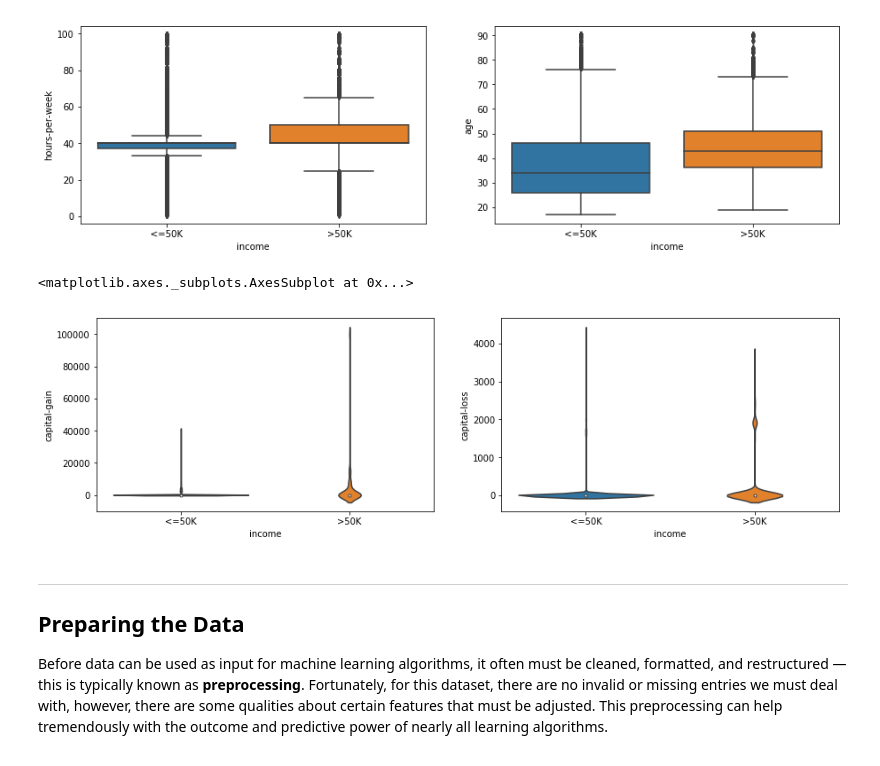
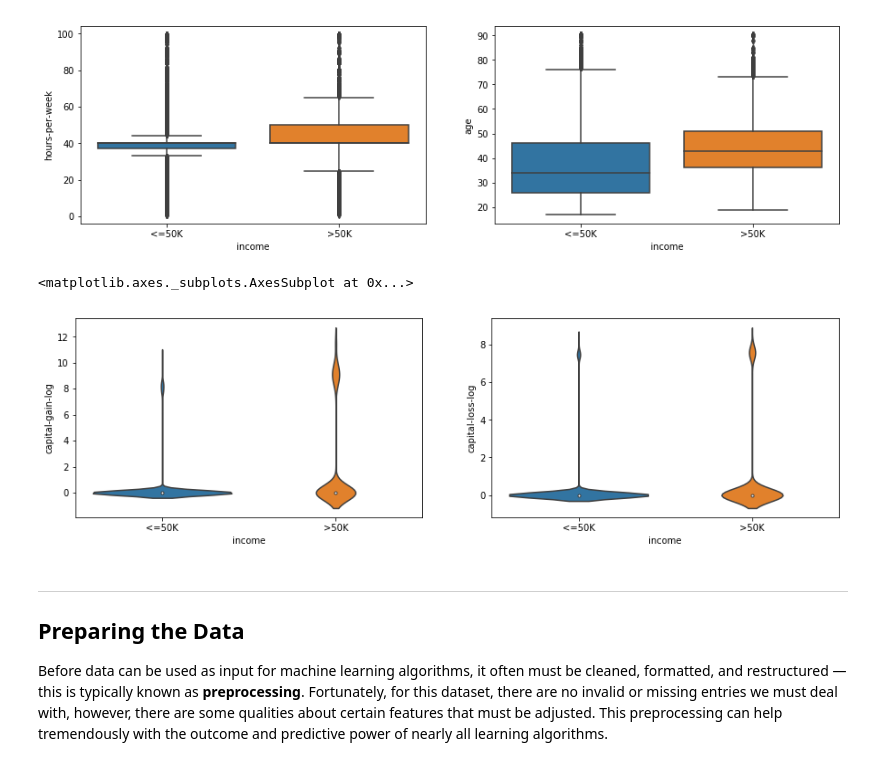
Before and after one commit to samiriff/MLND-finding-donors, a Jupyter notebook: finding_donors.ipynb, the cells around one changed output. Cells and saved outputs as stored; diff of their text form; code cells hidden in the pictures.

Commit message:
Using log of capital-loss and capital-gain in violinplots

```diff
--- a/finding_donors.ipynb
+++ b/finding_donors.ipynb
@@ -142,11 +142,14 @@ sns.boxplot(x='income', y='age', data=data, ax=ax[1])
 [figure]
 # %%
 fig, ax = plt.subplots(1, 2, figsize=(15, 4))
-sns.violinplot(x='income', y='capital-gain', data=data, ax=ax[0])
-sns.violinplot(x='income', y='capital-loss', data=data, ax=ax[1])
+new_data = pd.DataFrame(data[['income', 'capital-gain', 'capital-loss']])
+new_data['capital-gain-log'] = new_data['capital-gain'].apply(lambda x: np.log(x + 1))
+new_data['capital-loss-log'] = new_data['capital-loss'].apply(lambda x: np.log(x + 1))
+sns.violinplot(x='income', y='capital-gain-log', data=new_data, ax=ax[0])
+sns.violinplot(x='income', y='capital-loss-log', data=new_data, ax=ax[1])
 # %% [output]
 <matplotlib.axes._subplots.AxesSubplot at 0x...>
-[figure, old version]
+[figure, new version]
 # %% [markdown]
 ----
 ## Preparing the Data
```
